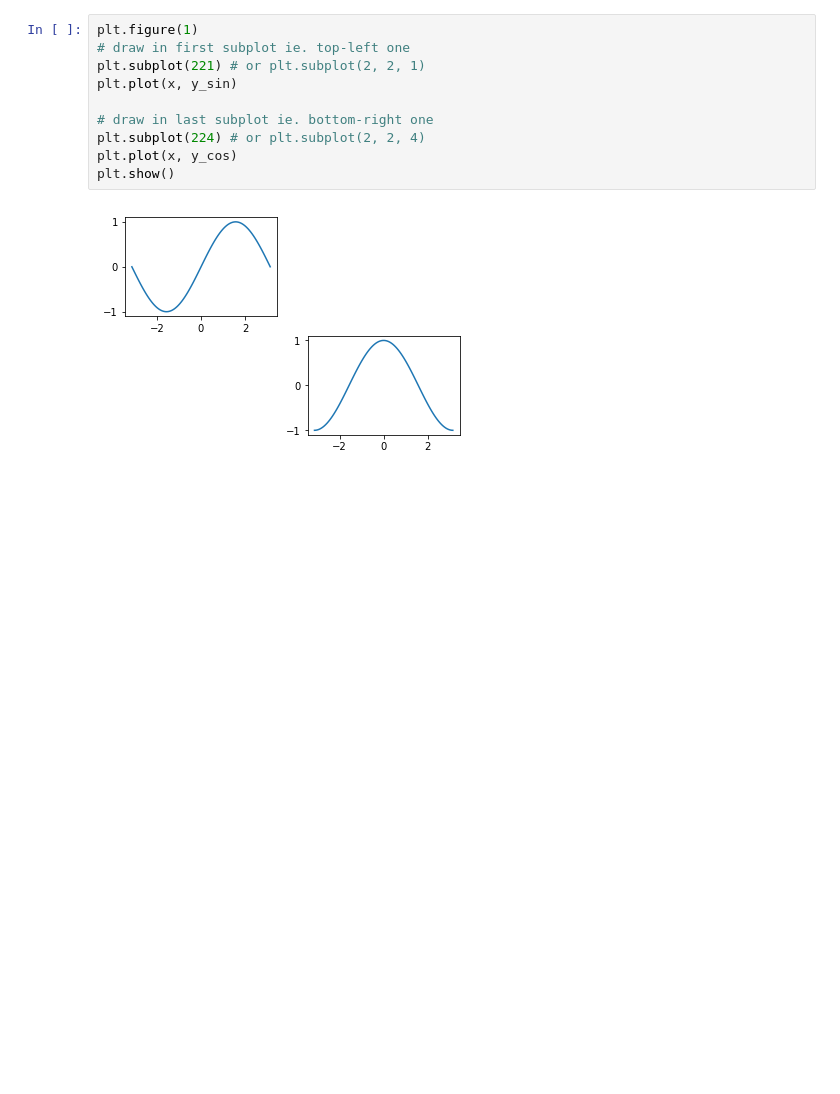
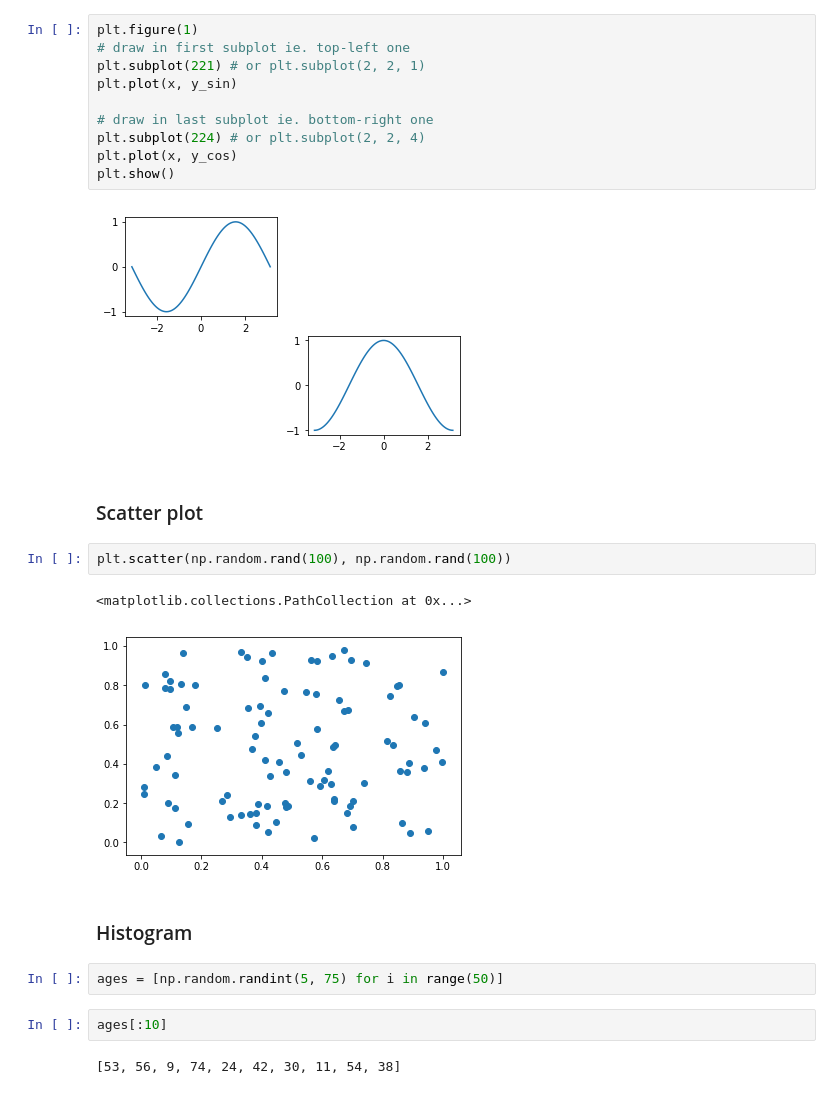
Before and after one commit to learningwithdg/datascience, a Jupyter notebook: 3.Matplotlib.ipynb, the cells around one changed output. Cells and saved outputs as stored; diff of their text form; blank space fills up the shorter version.

```diff
--- a/3.Matplotlib.ipynb
+++ b/3.Matplotlib.ipynb
@@ -315,3 +317,18 @@ plt.plot(x, y_cos)
 plt.show()
 # %% [output]
 [figure]
+# %% [markdown]
+### Scatter plot
+# %%
+plt.scatter(np.random.rand(100), np.random.rand(100))
+# %% [output]
+<matplotlib.collections.PathCollection at 0x...>
+[figure, added]
+# %% [markdown]
+### Histogram
+# %%
+ages = [np.random.randint(5, 75) for i in range(50)]
+# %%
+ages[:10]
+# %% [output]
+[53, 56, 9, 74, 24, 42, 30, 11, 54, 38]
```
Also changed, not shown: parts of 17 cells of this notebook, 1 other file.
